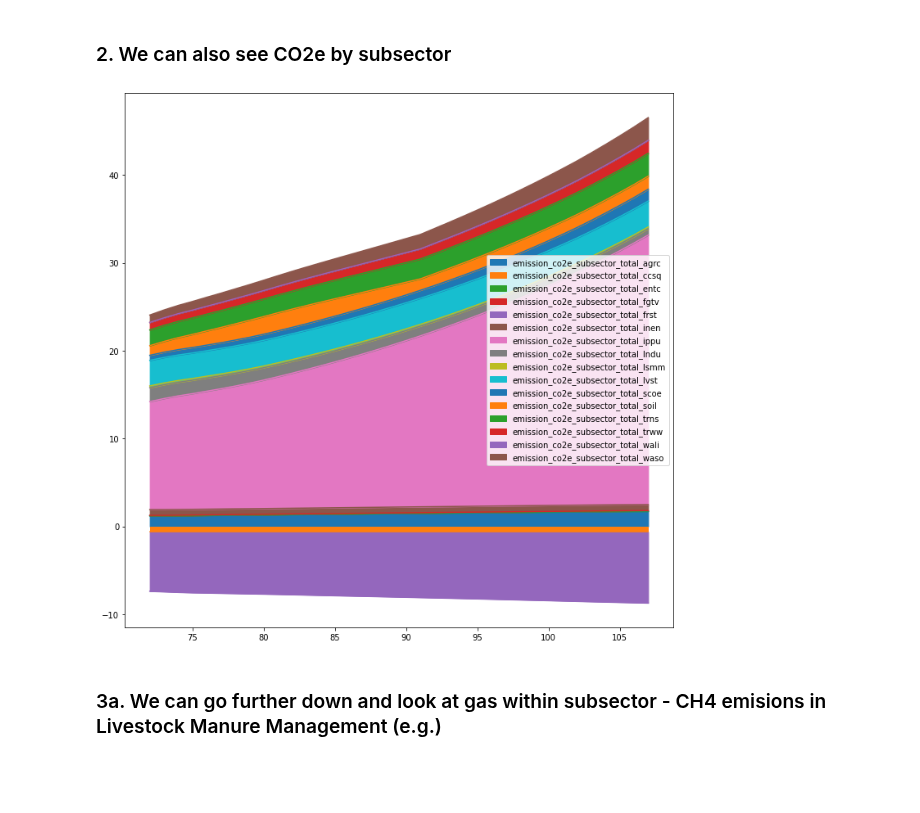
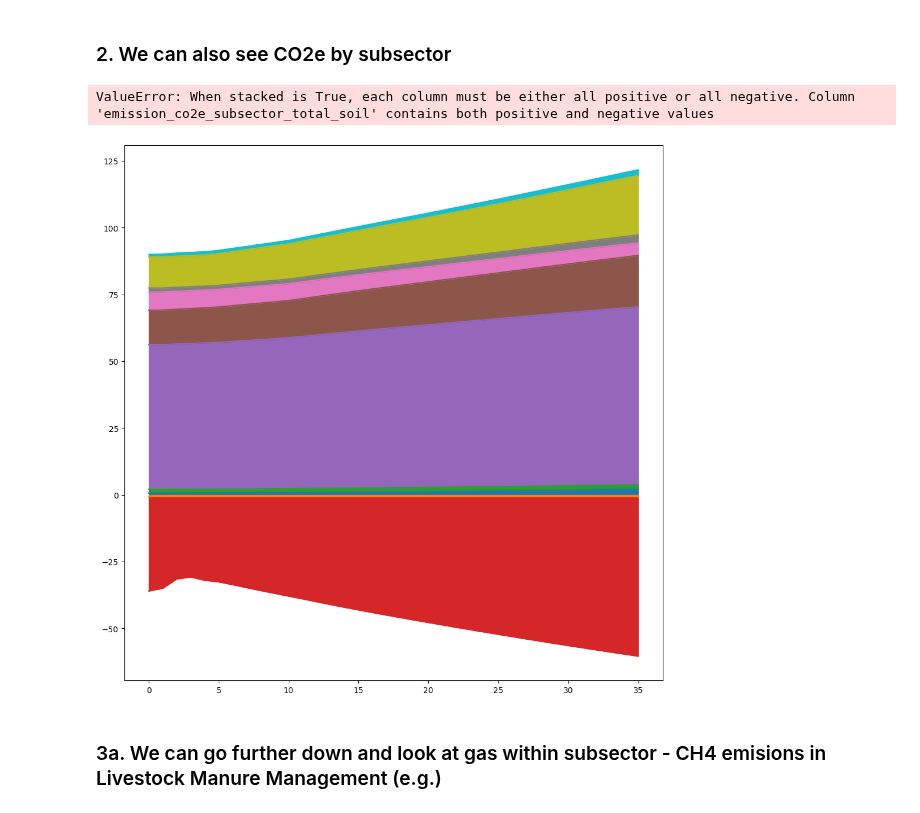
Before and after one commit to jarojasag/lac_decarbonization, a Jupyter notebook: python/sisepuede_quick_start.ipynb, the cells around one changed output. Saved outputs shown, nothing was run; the diff lists cells and outputs as text; code cells hidden in the pictures; blank space fills up the shorter version.

```diff
--- a/python/sisepuede_quick_start.ipynb
+++ b/python/sisepuede_quick_start.ipynb
@@ -75,0 +63,8 @@ sisepuede = ssp.SISEPUEDE("demo", logger = logger)
+# %%
+# initialize the SISPEUEDE object for Chile using the latest calibrated data
+sisepuede = SISEPUEDE(
+    "calibrated",
+    logger = logger,
+    regions = ["chile"],
+    instantiate_nemomod = False # for AFOLU only application, don't instantiate Julia (avoids requirement to install)
+)
@@ -214,7 +160,5 @@ for k in primary_keys_out:
 # %%
-df_out = sisepuede.read_output(
-    primary_keys_out
-)
+df_out = sisepuede.read_output(None)
 df_out
 # %% [output]
 |  | primary_id | region | time_period | area_agrc_crops_bevs_and_spices | area_agrc_crops_cereals | area_agrc_crops_fibers | ... |
@@ -274,11 +349,12 @@ plt.show()
 ###  2. We can also see CO2e by subsector
 # %%
 fig, ax = plt.subplots(figsize = (12, 12))
-df_cur = df_out[df_out["primary_id"] == primary_keys_out[2]]
+df_cur = df_out[df_out["primary_id"] == 0]
 df_cur[[x for x in df_cur.columns if x.startswith("emission_co2e_subsector_total_")]].plot.area(ax = ax)
 plt.show()
 # %% [output]
+ValueError: When stacked is True, each column must be either all positive or all negative. Column 'emission_co2e_subsector_total_soil' contains both positive and negative values
-[figure, old version]
+[figure, new version]
 # %% [markdown]
 ###  3a. We can go further down and look at gas within subsector - CH4 emisions in Livestock Manure Management (e.g.)
 # %%
```
Also changed, not shown: parts of 32 cells of this notebook, 6 other files.
